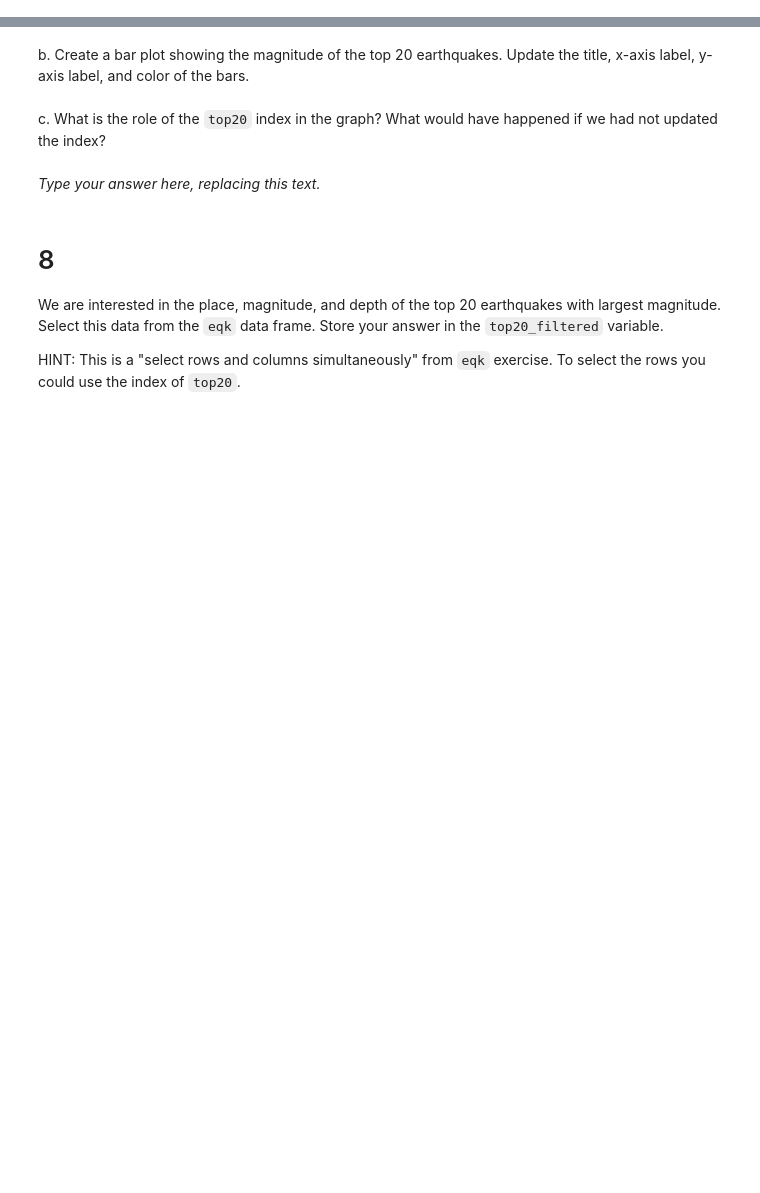
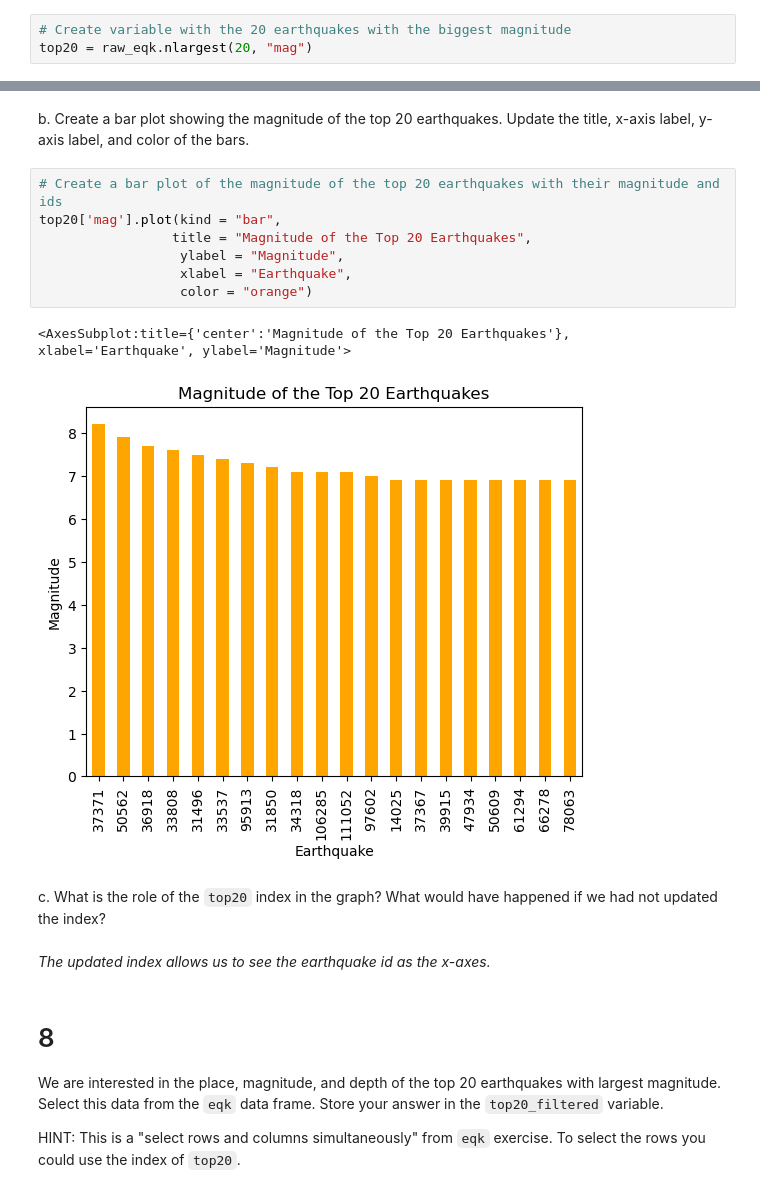
Before and after one commit to Aoverbye/eds220-hwk1, a Jupyter notebook: hwk1-task3-earthquakes.ipynb, the cells around one changed output, grey strips where cells are left out. Saved outputs shown, nothing was run; the diff lists cells and outputs as text; blank space fills up the shorter version.

```diff
--- a/hwk1-task3-earthquakes.ipynb
+++ b/hwk1-task3-earthquakes.ipynb
@@ -199,3 +198,6 @@ top20 = ...
+# %%
+# Create variable with the 20 earthquakes with the biggest magnitude
+top20 = raw_eqk.nlargest(20, "mag")
 # %%
 # View the dataframe
 top20
@@ -205,14 +223,24 @@ Ellipsis
 <!-- BEGIN QUESTION -->
 
 b. Create a bar plot showing the magnitude of the top 20 earthquakes. Update the title, x-axis label, y-axis label, and color of the bars.
+# %%
+# Create a bar plot of the magnitude of the top 20 earthquakes with their magnitude and ids
+top20['mag'].plot(kind = "bar",
+                 title = "Magnitude of the Top 20 Earthquakes",
+                  ylabel = "Magnitude",
+                  xlabel = "Earthquake",
+                  color = "orange")
+# %% [output]
+<AxesSubplot:title={'center':'Magnitude of the Top 20 Earthquakes'}, xlabel='Earthquake', ylabel='Magnitude'>
+[figure, added]
 # %% [markdown]
 <!-- END QUESTION -->
 
 <!-- BEGIN QUESTION -->
 
 c. What is the role of the `top20` index in the graph? What would have happened if we had not updated the index?
-# %% [markdown]
-_Type your answer here, replacing this text._
+# %% [markdown]
+_The updated index allows us to see the earthquake id as the x-axes._
 # %% [markdown]
 <!-- END QUESTION -->
 
```
Also changed, not shown: parts of 4 cells of this notebook.
